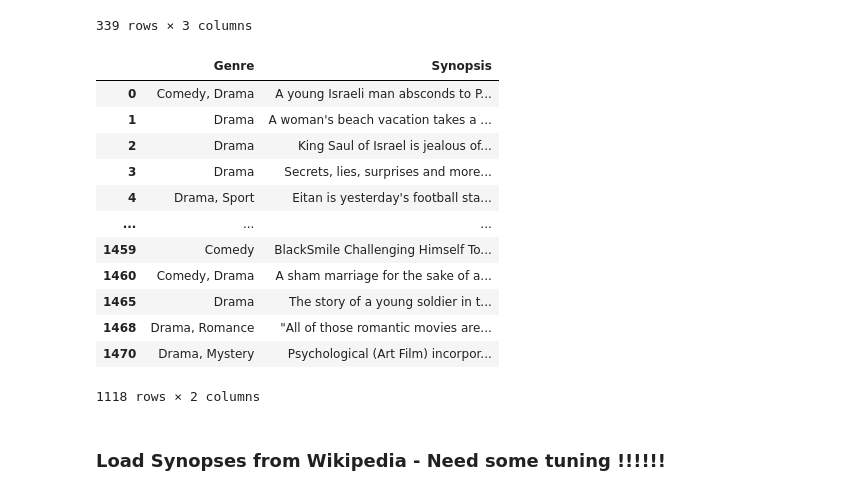
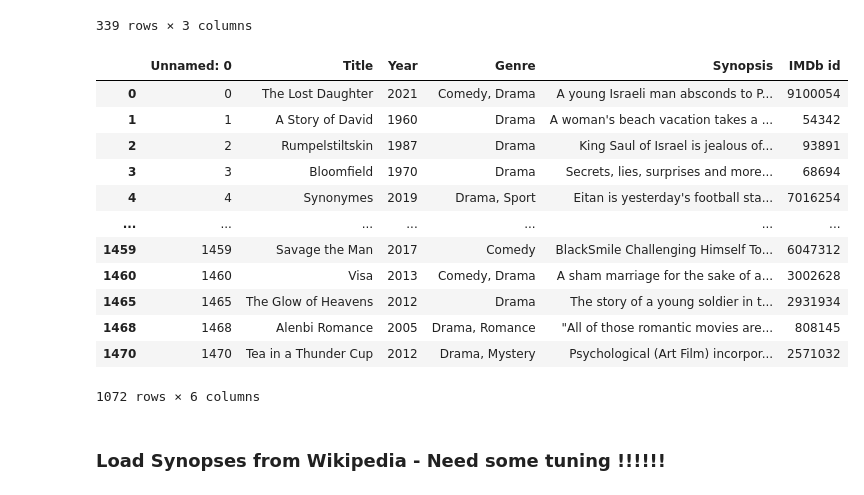
Before and after one commit to assafrbi/mini-project-Digital-Humanities, a Jupyter notebook: dh_mini.ipynb, the cells around one changed output. Cells and saved outputs as stored; diff of their text form; code cells hidden in the pictures.

```diff
--- a/dh_mini.ipynb
+++ b/dh_mini.ipynb
@@ -240,24 +203,24 @@ needWiki
 | 338 | Street 60 | 1976 | 5524664 |
 339 rows × 3 columns
 # %%
-complete_data = pd.read_csv('israel_originated_movies_imdb.csv', usecols=["Synopsis","Genre"]).dropna()
+complete_data = pd.read_csv('israel_originated_movies_imdb.csv').dropna()
 complete_data.to_csv('ready_for_topic_modeling.csv', index=False)
 
 complete_data
 # %% [output]
-|  | Genre | Synopsis |
-| 0 | Comedy, Drama | A young Israeli man absconds to P... |
-| 1 | Drama | A woman's beach vacation takes a ... |
-| 2 | Drama | King Saul of Israel is jealous of... |
-| 3 | Drama | Secrets, lies, surprises and more... |
-| 4 | Drama, Sport | Eitan is yesterday's football sta... |
-| ... | ... | ... |
-| 1459 | Comedy | BlackSmile Challenging Himself To... |
-| 1460 | Comedy, Drama | A sham marriage for the sake of a... |
-| 1465 | Drama | The story of a young soldier in t... |
-| 1468 | Drama, Romance | "All of those romantic movies are... |
-| 1470 | Drama, Mystery | Psychological (Art Film) incorpor... |
+|  | Unnamed: 0 | Title | Year | Genre | Synopsis | IMDb id |
+| 0 | 0 | The Lost Daughter | 2021 | Comedy, Drama | A young Israeli man absconds to P... | 9100054 |
+| 1 | 1 | A Story of David | 1960 | Drama | A woman's beach vacation takes a ... | 54342 |
+| 2 | 2 | Rumpelstiltskin | 1987 | Drama | King Saul of Israel is jealous of... | 93891 |
+| 3 | 3 | Bloomfield | 1970 | Drama | Secrets, lies, surprises and more... | 68694 |
+| 4 | 4 | Synonymes | 2019 | Drama, Sport | Eitan is yesterday's football sta... | 7016254 |
+| ... | ... | ... | ... | ... | ... | ... |
+| 1459 | 1459 | Savage the Man | 2017 | Comedy | BlackSmile Challenging Himself To... | 6047312 |
+| 1460 | 1460 | Visa | 2013 | Comedy, Drama | A sham marriage for the sake of a... | 3002628 |
+| 1465 | 1465 | The Glow of Heavens | 2012 | Drama | The story of a young soldier in t... | 2931934 |
+| 1468 | 1468 | Alenbi Romance | 2005 | Drama, Romance | "All of those romantic movies are... | 808145 |
+| 1470 | 1470 | Tea in a Thunder Cup | 2012 | Drama, Mystery | Psychological (Art Film) incorpor... | 2571032 |
-1118 rows × 2 columns
+1072 rows × 6 columns
 # %% [markdown]
 ### Load Synopses from Wikipedia - Need some tuning !!!!!!
 # %%
```
Also changed, not shown: parts of 13 cells of this notebook.
